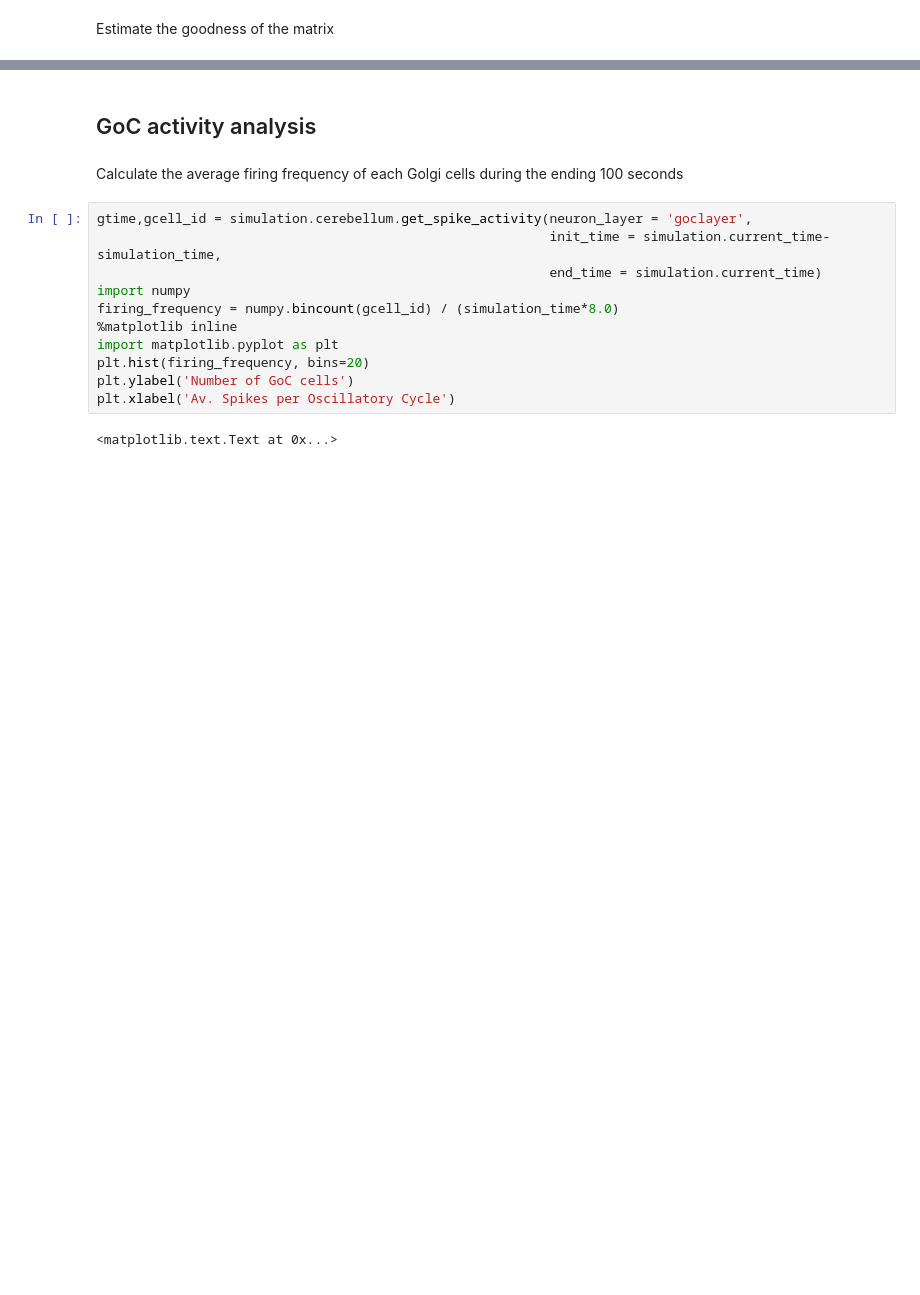
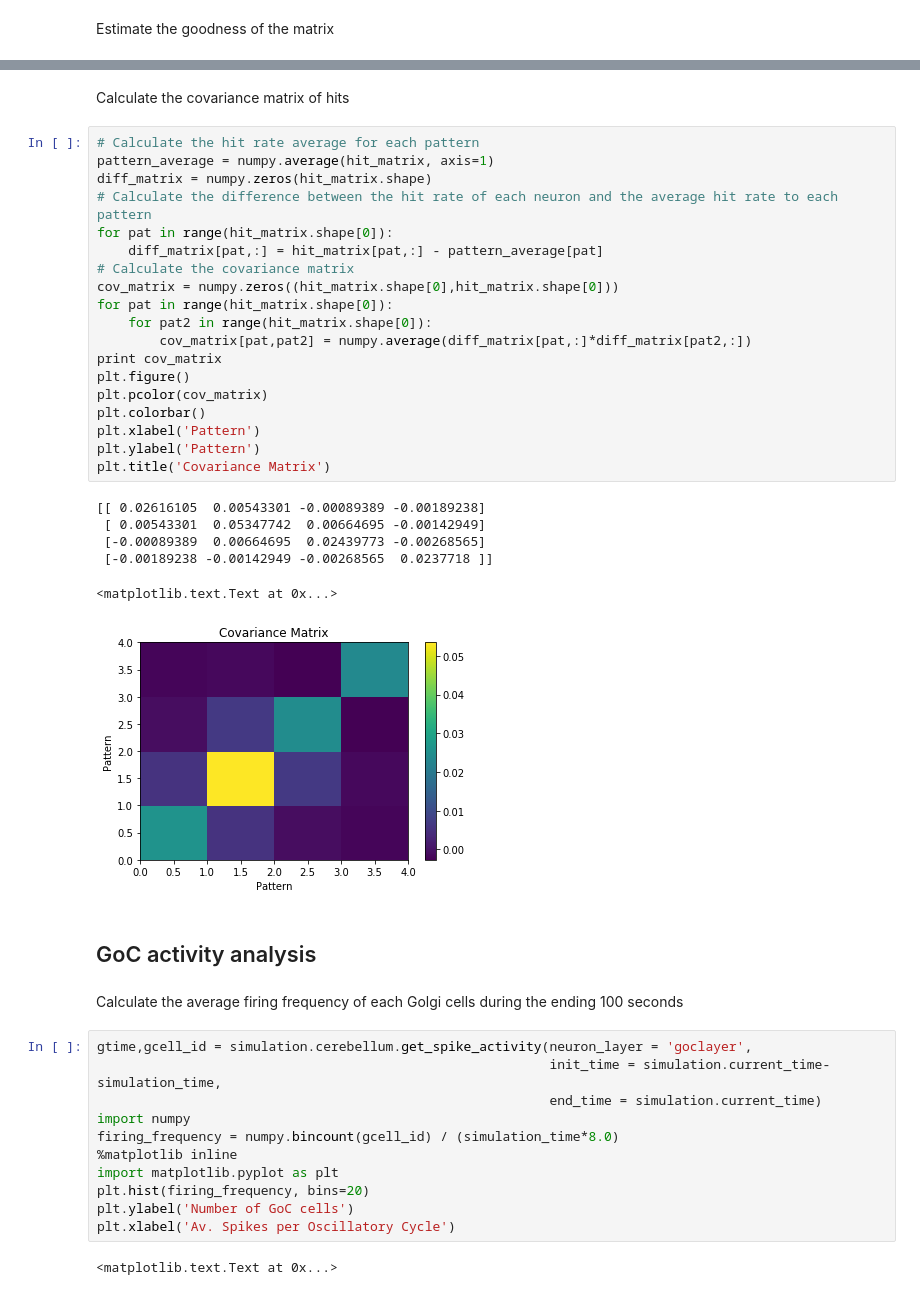
Before and after one commit to jgarridoalcazar/InhPlastVisualization, a Jupyter notebook: analysis/mfGrC/GrCActivityAnalysisAll.ipynb, the cells around one changed output, grey strips where cells are left out. Drawn from its saved outputs; the diff is of its cells as text; blank space fills up the shorter version.

Commit message:
Covariance matrix included in analysis file
Covariance matrix between patterns.

```diff
--- a/analysis/mfGrC/GrCActivityAnalysisAll.ipynb
+++ b/analysis/mfGrC/GrCActivityAnalysisAll.ipynb
@@ -408,3 +409,31 @@ Hit index: 0.338827429484
+# %% [markdown]
+Calculate the covariance matrix of hits
+# %%
+# Calculate the hit rate average for each pattern
+pattern_average = numpy.average(hit_matrix, axis=1)
+diff_matrix = numpy.zeros(hit_matrix.shape)
+# Calculate the difference between the hit rate of each neuron and the average hit rate to each pattern
+for pat in range(hit_matrix.shape[0]):
+    diff_matrix[pat,:] = hit_matrix[pat,:] - pattern_average[pat]
+# Calculate the covariance matrix
+cov_matrix = numpy.zeros((hit_matrix.shape[0],hit_matrix.shape[0]))
+for pat in range(hit_matrix.shape[0]):
+    for pat2 in range(hit_matrix.shape[0]):
+        cov_matrix[pat,pat2] = numpy.average(diff_matrix[pat,:]*diff_matrix[pat2,:])
+print cov_matrix
+plt.figure()
+plt.pcolor(cov_matrix)
+plt.colorbar()
+plt.xlabel('Pattern')
+plt.ylabel('Pattern')
+plt.title('Covariance Matrix')
+# %% [output]
+[[ 0.02616105  0.00543301 -0.00089389 -0.00189238]
+ [ 0.00543301  0.05347742  0.00664695 -0.00142949]
+ [-0.00089389  0.00664695  0.02439773 -0.00268565]
+ [-0.00189238 -0.00142949 -0.00268565  0.0237718 ]]
+<matplotlib.text.Text at 0x...>
+[figure, added]
 # %% [markdown]
 ## GoC activity analysis
 # %% [markdown]
```
Also changed, not shown: parts of 13 cells of this notebook, 8 other files.
